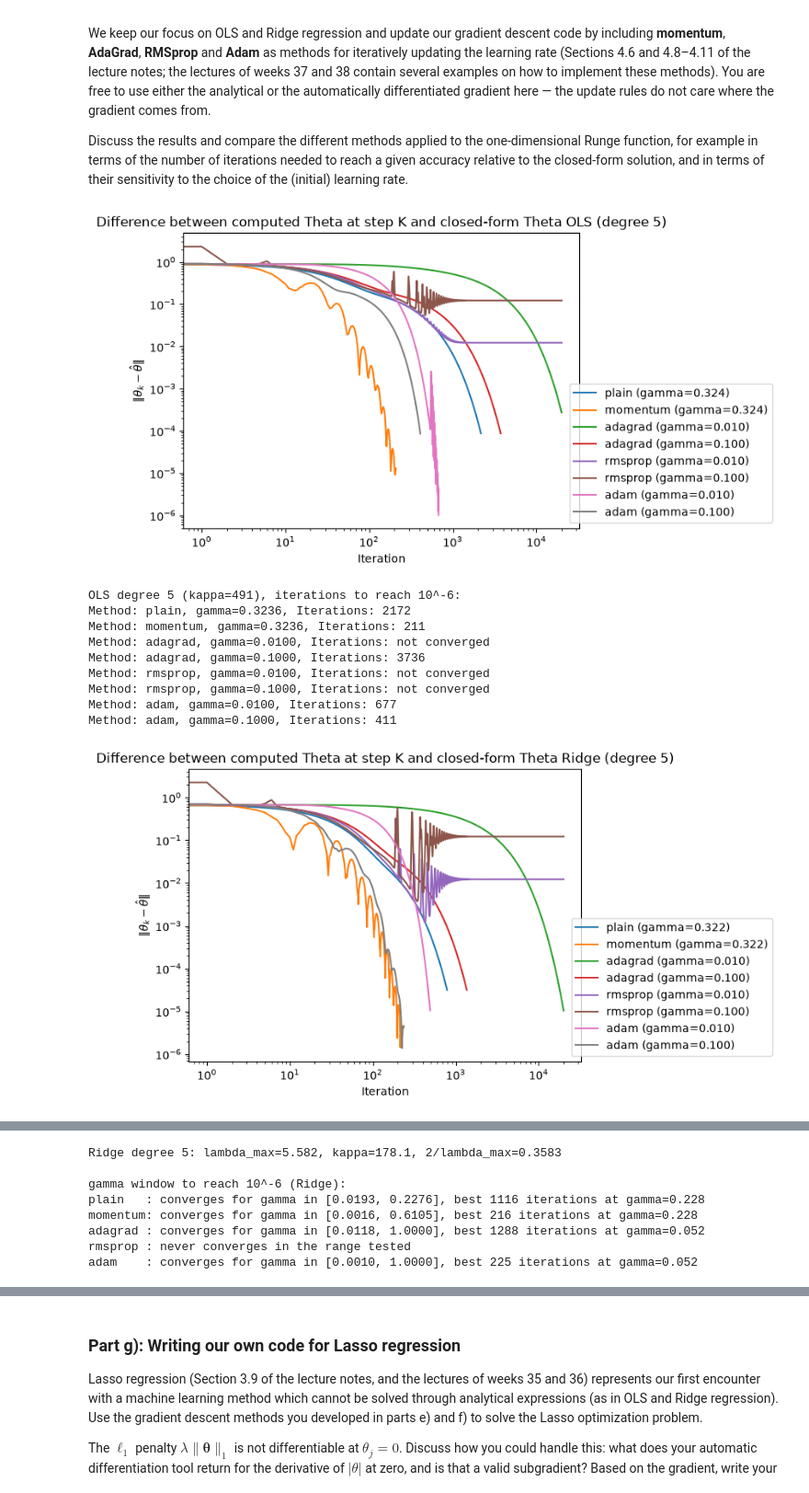
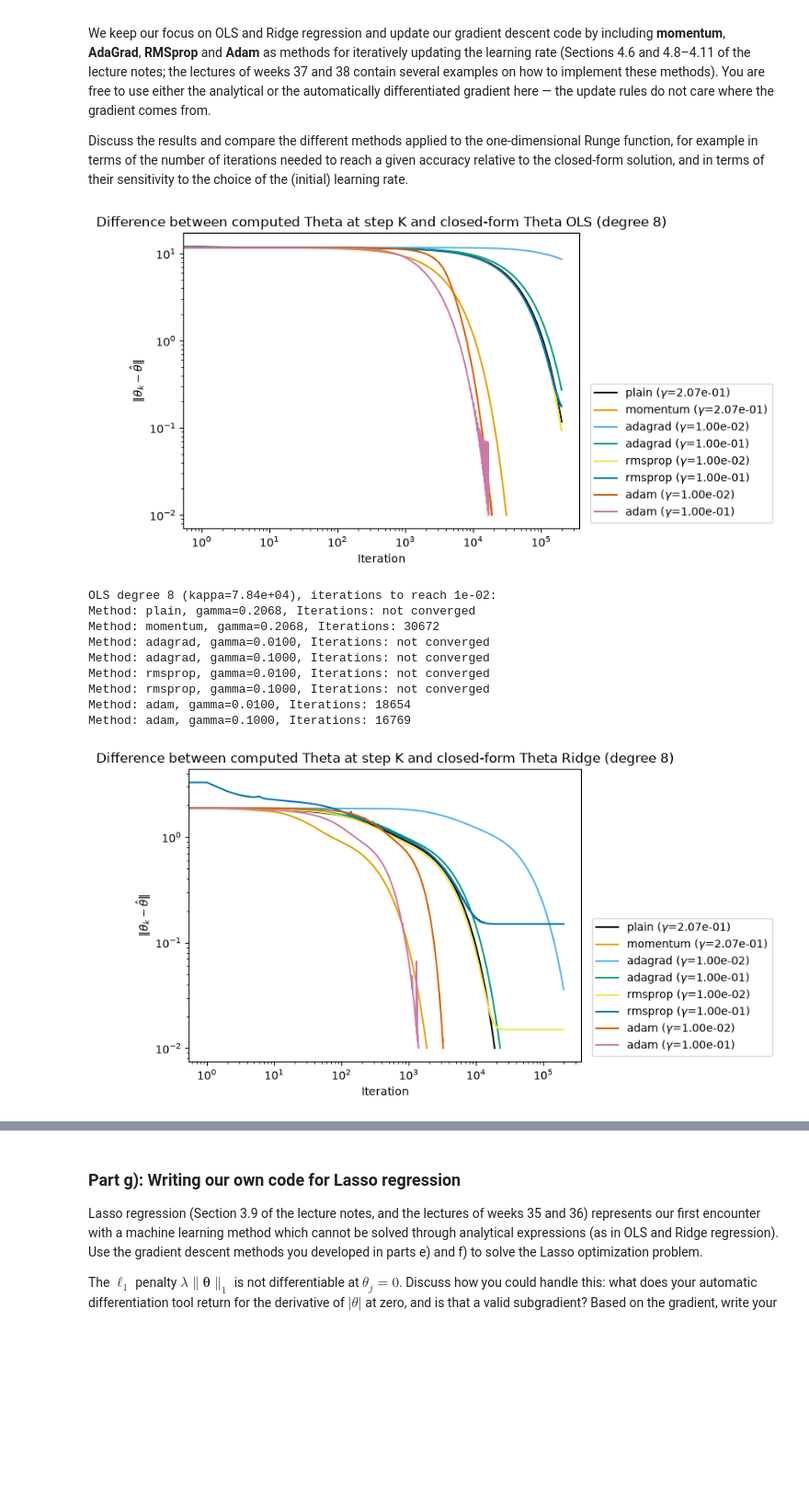
Before and after one commit to GiacomoSaporetti/FYS-STK4155-Project1, a Jupyter notebook: Project1.ipynb, the cells around one changed output, grey strips where cells are left out. Shown at 92% size. Drawn from its saved outputs; the diff is of its cells as text; code cells hidden in the pictures; blank space fills up the shorter version.

```diff
--- a/Project1.ipynb
+++ b/Project1.ipynb
@@ -331,17 +334,17 @@ def mean_test_mse(n_, sigma, degrees, n_reps=20):
     return out.mean(axis=0)
 
 plt.figure()
-for n_ in (100, 200, 500, 1000):
-    plt.plot(degrees_to_test, mean_test_mse(n_, 0.1, degrees_to_test), label=f"n={n_}")
+for i, n_ in enumerate((100, 200, 500, 1000)):
+    plt.plot(degrees_to_test, mean_test_mse(n_, 0.1, degrees_to_test), label=f"n={n_}", color=(i/4, 0, 1-i/4))
 plt.xlabel("degree"); plt.ylabel("Test MSE"); plt.yscale("log")
-plt.title("Test MSE vs degree, for different n (sigma=0.1)")
+plt.title(r"Test MSE vs degree, for different n ($\sigma$=0.1)")
 plt.legend(); plt.show()
 
 # Dependence on the noise level sigma (n fixed at 100)
 plt.figure()
-for sigma_ in (0.01, 0.1, 0.3, 0.5):
-    plt.plot(degrees_to_test, mean_test_mse(100, sigma_, degrees_to_test), label=f"sigma={sigma_}")
+for i, sigma_ in enumerate((0.01, 0.1, 0.3, 0.5)):
+    plt.plot(degrees_to_test, mean_test_mse(100, sigma_, degrees_to_test), label=rf"$\sigma$={sigma_}", color=(i/4, 0, 1-i/4))
 plt.xlabel("degree"); plt.ylabel("Test MSE"); plt.yscale("log")
-plt.title("Test MSE vs degree, for different sigma (n=100)")
+plt.title(r"Test MSE vs degree, for different $\sigma$ (n=100)")
 plt.legend(); plt.show()
 # %% [output]
@@ -834,48 +1015,28 @@ def print_gamma_windows(norms, m, max_iters, label):
         else:
             print(f"{meth:8s}: never converges in the range tested")
 # %%
-# 1) all five methods, OLS and Ridge (degree 5, standardized data): distance from the closed form vs iteration
-lam_ridge = 0.01
-for lam in [0, lam_ridge]:
-    Xtr, ytr, _ = standardized_data(5, lam)
+MAX_ITERS = 20*10**4
+DEGREE_TO_TEST = 8
+NORM_TOL = 1e-2
+# Number of iterations needed to converge for each method (plotting the norm of (theta_k - theta_CF)) for both OLS and Ridge
+for lam in [0, best_lambda_for_test_mse]:
+    # Degree 8 chosen because both OLS and Ridge converge. At Higher degrees OLS fail to converge with any method
+    Xtr, ytr, _ = standardized_data(DEGREE_TO_TEST, lam)
     eigs = hessian_eigs(Xtr, lam)
-    norms, _, n, m = analyze_descent_methods(degree=Xtr.shape[1], X=Xtr, y=ytr, lmda=lam,
-                                             base_gamma=0.9 * 2 / eigs.max(), max_iters=20 * 10**3, tol=1e-6)
-    print(f"\n{'OLS' if lam == 0 else 'Ridge'} degree 5 (kappa={eigs.max()/eigs.min():.3g}), iterations to reach 10^-6:")
+    norms, _, n, m = analyze_descent_methods(degree=Xtr.shape[1], X=Xtr, y=ytr, lmda=lam, base_gamma=0.9 * 2 / eigs.max(), max_iters=MAX_ITERS, norm_tol=NORM_TOL)
+    # Print the number of iteration after graphing them (these data will be used in the report)
+    print(f"\n{'OLS' if lam == 0 else 'Ridge'} degree {DEGREE_TO_TEST} (kappa={eigs.max()/eigs.min():.3g}), iterations to reach {NORM_TOL:.0e}:")
     for i in range(len(n)):
-        print(f"Method: {m[i]['method']}, gamma={m[i]['gamma']:.4f}, Iterations: {len(norms[i]) if len(norms[i]) < 20 * 10**3 else 'not converged'}")
-
-
-# 2) sensitivity to the learning rate: gamma scan for each method
-gamma = np.geomspace(10**-3, 1, 15)
-for lam in (0, lam_ridge):
-    Xtr, ytr, _ = standardized_data(5, lam)
-    with np.errstate(all='ignore'):                 # diverging runs overflow on purpose
-        norms5, h, n, m = analyze_descent_methods(degree=Xtr.shape[1], X=Xtr, y=ytr, base_gamma=gamma, gammas_list=gamma,
-                                                          lmda=lam, tol=10**-6, max_iters=20 * 10**3, plot=False)
-    eigs5 = hessian_eigs(Xtr, lam)
-    print(f"\n{'OLS' if lam == 0 else 'Ridge'} degree 5: lambda_max={eigs5.max():.4g}, kappa={eigs5.max()/eigs5.min():.4g}, 2/lambda_max={2/eigs5.max():.4g}")
-    print_gamma_windows(norms5, m, 20 * 10**3, f"gamma window to reach 10^-6 ({'OLS' if lam == 0 else 'Ridge'})")
-    iters_per_method = [n[i:i + len(gamma)] for i in range(0, len(n), len(gamma))]
-    for i in range(len(Methods)):
-        plt.plot(gamma, iters_per_method[i], label=Methods[i])
-    plt.xscale("log")
-    plt.xlabel("gamma")
-    plt.ylim(top=19999, bottom=100)
-    plt.yscale("log")
-    plt.ylabel("Iterations")
-    plt.title(f"Iterations needed for convergence (10^-6), {'OLS' if lam == 0 else 'Ridge'}")
-    plt.legend(loc='lower right', bbox_to_anchor=(1, 0., 0.5, 0.5))
-    plt.show()
+        print(f"Method: {m[i]['method']}, gamma={m[i]['gamma']:.4f}, Iterations: {len(norms[i]) if len(norms[i]) < MAX_ITERS else 'not converged'}")
 # %% [output]
-[figure, old version]
+[figure, new version]
-OLS degree 5 (kappa=491), iterations to reach 10^-6:
-Method: plain, gamma=0.3236, Iterations: 2172
-Method: momentum, gamma=0.3236, Iterations: 211
+OLS degree 8 (kappa=7.84e+04), iterations to reach 1e-02:
+Method: plain, gamma=0.2068, Iterations: not converged
+Method: momentum, gamma=0.2068, Iterations: 30672
 Method: adagrad, gamma=0.0100, Iterations: not converged
-Method: adagrad, gamma=0.1000, Iterations: 3736
+Method: adagrad, gamma=0.1000, Iterations: not converged
 Method: rmsprop, gamma=0.0100, Iterations: not converged
 Method: rmsprop, gamma=0.1000, Iterations: not converged
-Method: adam, gamma=0.0100, Iterations: 677
-Method: adam, gamma=0.1000, Iterations: 411
+Method: adam, gamma=0.0100, Iterations: 18654
+Method: adam, gamma=0.1000, Iterations: 16769
-[figure, old version]
+[figure, new version]
@@ -901,8 +1051,0 @@ adam    : converges for gamma in [0.0010, 1.0000], best 351 iterations at gamma=
-Ridge degree 5: lambda_max=5.582, kappa=178.1, 2/lambda_max=0.3583
-
-gamma window to reach 10^-6 (Ridge):
-plain   : converges for gamma in [0.0193, 0.2276], best 1116 iterations at gamma=0.228
-momentum: converges for gamma in [0.0016, 0.6105], best 216 iterations at gamma=0.228
-adagrad : converges for gamma in [0.0118, 1.0000], best 1288 iterations at gamma=0.052
-rmsprop : never converges in the range tested
-adam    : converges for gamma in [0.0010, 1.0000], best 225 iterations at gamma=0.052
```
Also changed, not shown: parts of 9 cells of this notebook, 2 other files.
